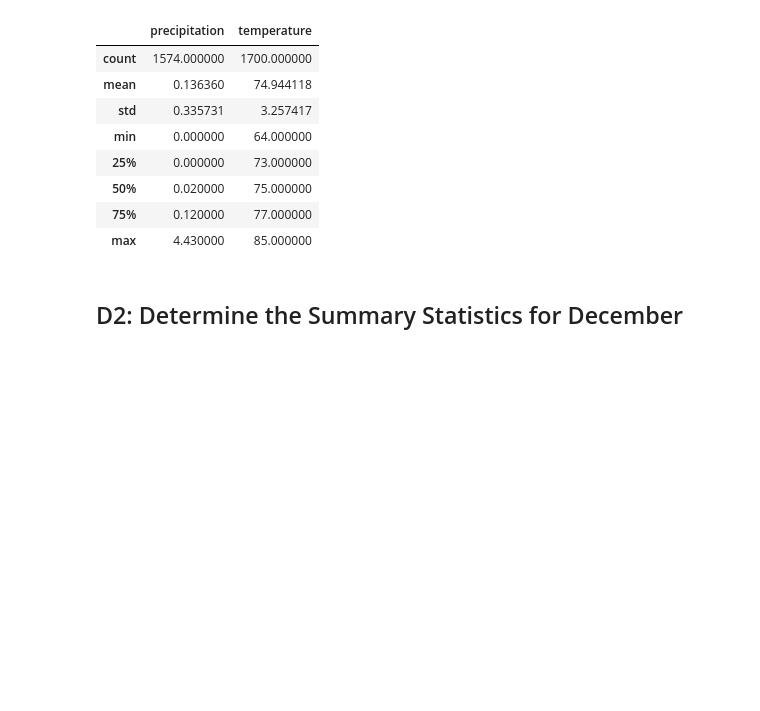
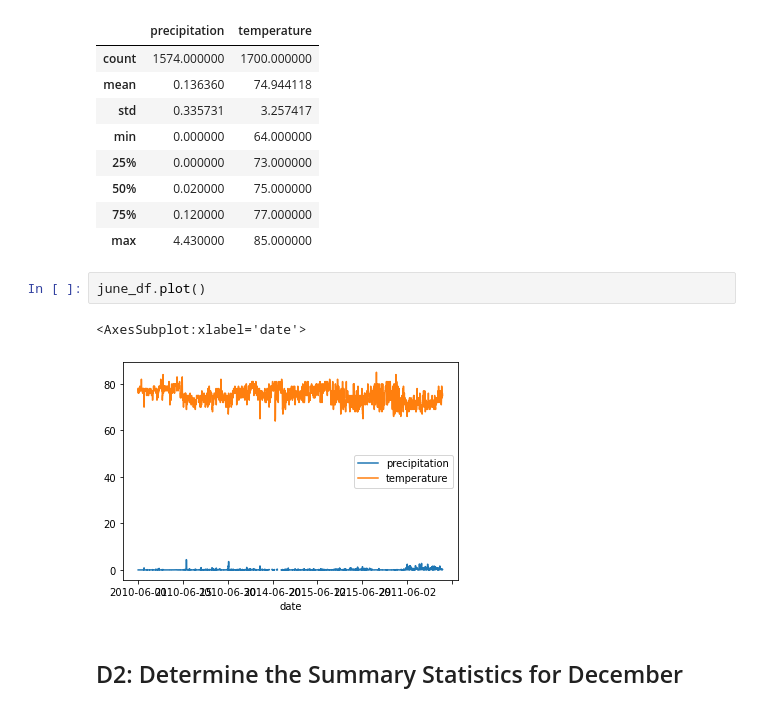
Before and after one commit to BananaOctopus/Surfs_Up, a Jupyter notebook: SurfsUp_Challenge.ipynb, the cells around one changed output. Drawn from its saved outputs; the diff is of its cells as text; blank space fills up the shorter version.

```diff
--- a/SurfsUp_Challenge.ipynb
+++ b/SurfsUp_Challenge.ipynb
@@ -69,6 +69,11 @@ june_df.describe()
 | 50% | 0.020000 | 75.000000 |
 | 75% | 0.120000 | 77.000000 |
 | max | 4.430000 | 85.000000 |
+# %%
+june_df.plot()
+# %% [output]
+<AxesSubplot:xlabel='date'>
+[figure, added]
 # %% [markdown]
 ## D2: Determine the Summary Statistics for December
 # %%
```
Also changed, not shown: parts of 4 cells of this notebook, 1 other file.
